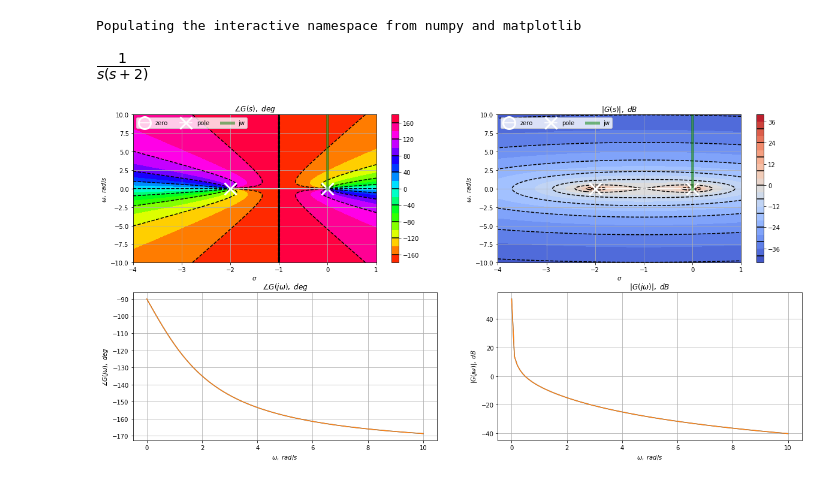
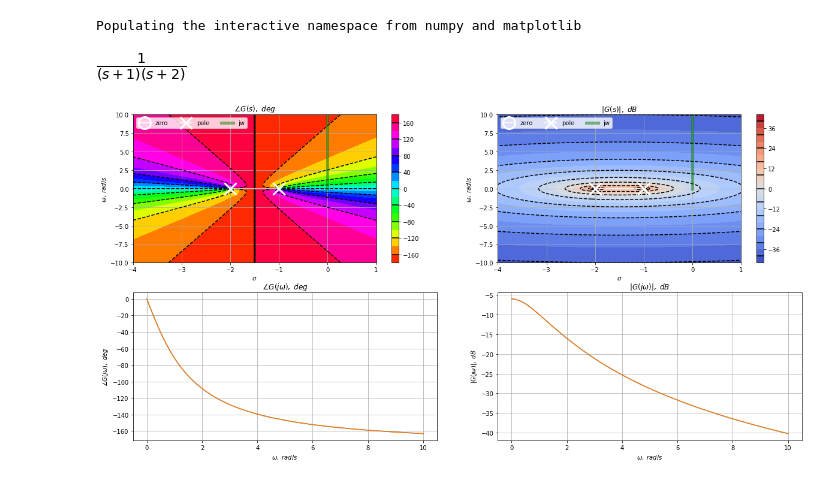
Before and after one commit to jgoppert/aae364_notebook, a Jupyter notebook: ComplexFunctions.ipynb, the cells around one changed output. Saved outputs shown, nothing was run; the diff lists cells and outputs as text; code cells hidden in the pictures.

```diff
--- a/ComplexFunctions.ipynb
+++ b/ComplexFunctions.ipynb
@@ -112,12 +112,12 @@ def plot_complex_function(Y, sigma_min, sigma_max, omega_max, log_omega, plot_co
 # %%
 t, sigma, omega = sympy.symbols('t, sigma, omega')
 s = sympy.symbols('s', complex=True)
 
-Y = 1/(s*(s + 2))
+Y = 1/((s+1)*(s+2))
 Y
 # %% [output]
-[figure, old version]
+[figure, new version]
 # %%
 plot_complex_function(Y, sigma_min=-4, sigma_max=1, omega_max=10, log_omega=False, plot_conj=True)
 # %% [output]
-[figure, old version]
+[figure, new version]
```
Also changed, not shown: 4 other files.
